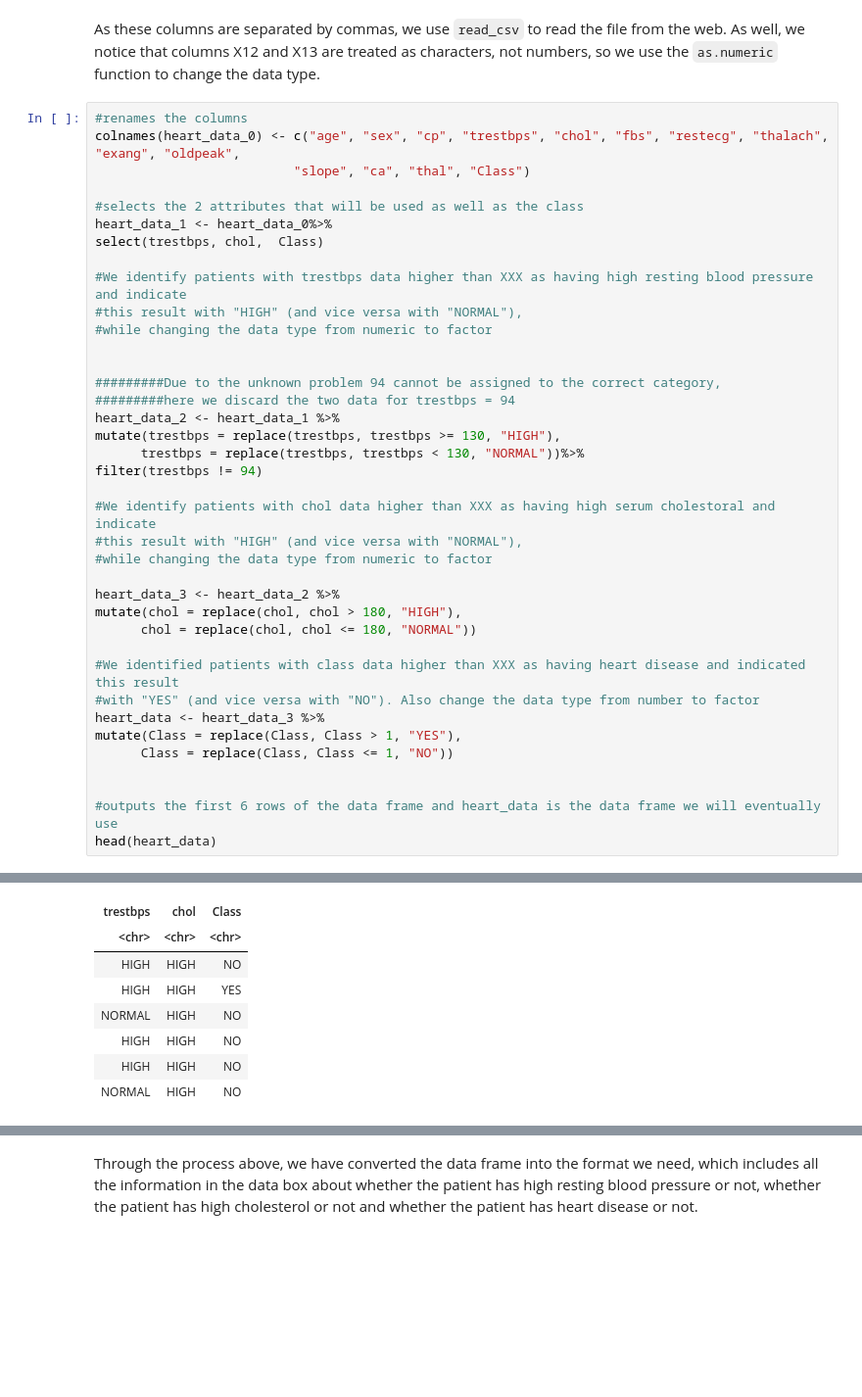
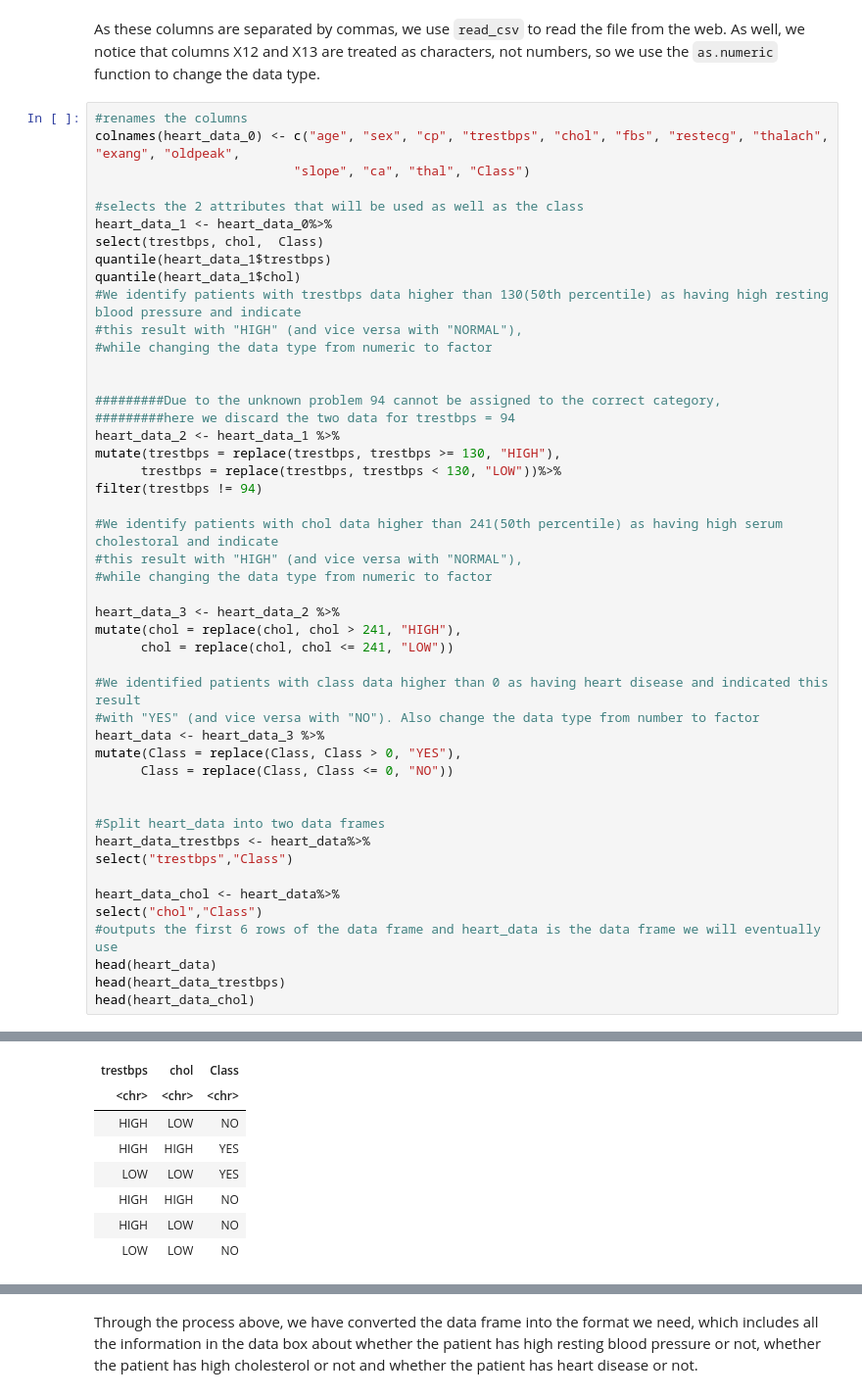
Before and after one commit to Ricky8394/STAT-201-Project, a Jupyter notebook: proposal.ipynb, the cells around one changed output, grey strips where cells are left out. Shown at 98% size. Drawn from its saved outputs; the diff is of its cells as text; blank space fills up the shorter version.

```diff
--- a/proposal.ipynb
+++ b/proposal.ipynb
@@ -86,8 +97,9 @@ colnames(heart_data_0) <- c("age", "sex", "cp", "trestbps", "chol", "fbs", "rest
 #selects the 2 attributes that will be used as well as the class
 heart_data_1 <- heart_data_0%>%
 select(trestbps, chol,  Class)
-
-#We identify patients with trestbps data higher than XXX as having high resting blood pressure and indicate
+quantile(heart_data_1$trestbps)
+quantile(heart_data_1$chol)
+#We identify patients with trestbps data higher than 130(50th percentile) as having high resting blood pressure and indicate
 #this result with "HIGH" (and vice versa with "NORMAL"),
 #while changing the data type from numeric to factor
 
@@ -96,24 +108,32 @@ select(trestbps, chol,  Class)
 #########here we discard the two data for trestbps = 94
 heart_data_2 <- heart_data_1 %>%
 mutate(trestbps = replace(trestbps, trestbps >= 130, "HIGH"),
-      trestbps = replace(trestbps, trestbps < 130, "NORMAL"))%>%
+      trestbps = replace(trestbps, trestbps < 130, "LOW"))%>%
 filter(trestbps != 94)
 
-#We identify patients with chol data higher than XXX as having high serum cholestoral and indicate
+#We identify patients with chol data higher than 241(50th percentile) as having high serum cholestoral and indicate
 #this result with "HIGH" (and vice versa with "NORMAL"),
 #while changing the data type from numeric to factor
 
 heart_data_3 <- heart_data_2 %>%
-mutate(chol = replace(chol, chol > 180, "HIGH"),
-      chol = replace(chol, chol <= 180, "NORMAL"))
+mutate(chol = replace(chol, chol > 241, "HIGH"),
+      chol = replace(chol, chol <= 241, "LOW"))
 
-#We identified patients with class data higher than XXX as having heart disease and indicated this result
+#We identified patients with class data higher than 0 as having heart disease and indicated this result
 #with "YES" (and vice versa with "NO"). Also change the data type from number to factor
 heart_data <- heart_data_3 %>%
-mutate(Class = replace(Class, Class > 1, "YES"),
-      Class = replace(Class, Class <= 1, "NO"))
+mutate(Class = replace(Class, Class > 0, "YES"),
+      Class = replace(Class, Class <= 0, "NO"))
 
 
+#Split heart_data into two data frames
+heart_data_trestbps <- heart_data%>%
+select("trestbps","Class")
+
+heart_data_chol <- heart_data%>%
+select("chol","Class")
 #outputs the first 6 rows of the data frame and heart_data is the data frame we will eventually use
 head(heart_data)
+head(heart_data_trestbps)
+head(heart_data_chol)
 # %% [output]
@@ -121,8 +145,8 @@ A tibble: 6 × 3
 | trestbps | chol | Class |
 | <chr> | <chr> | <chr> |
+| HIGH | LOW | NO |
+| HIGH | HIGH | YES |
+| LOW | LOW | YES |
 | HIGH | HIGH | NO |
-| HIGH | HIGH | YES |
-| NORMAL | HIGH | NO |
-| HIGH | HIGH | NO |
-| HIGH | HIGH | NO |
-| NORMAL | HIGH | NO |
+| HIGH | LOW | NO |
+| LOW | LOW | NO |
```
Also changed, not shown: parts of 6 cells of this notebook.
